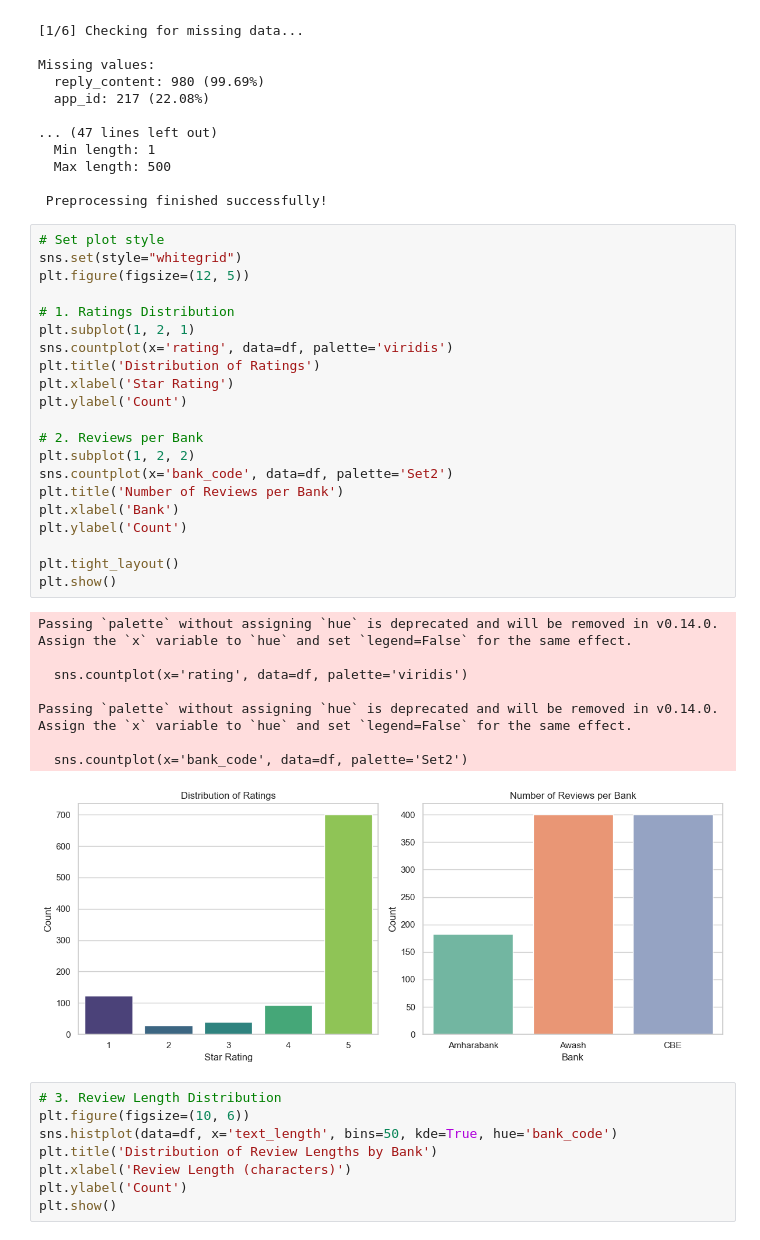
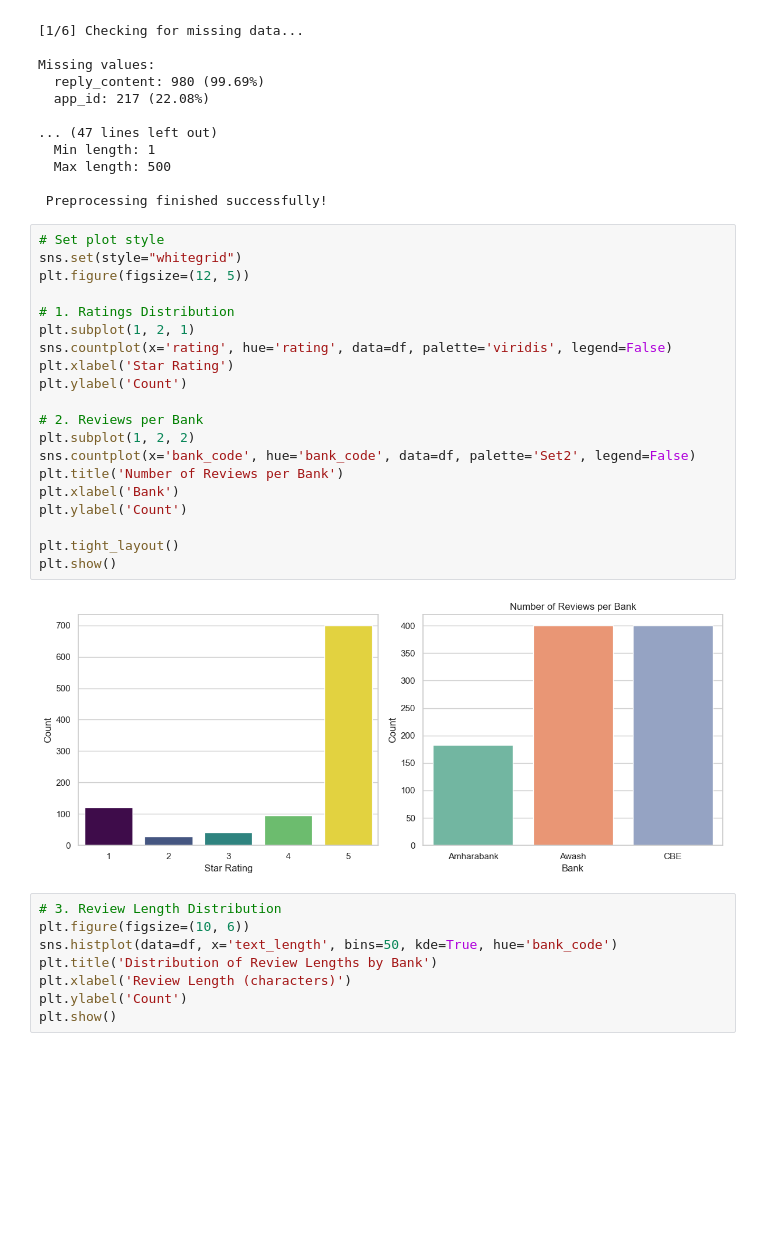
Before and after one commit to gashawbekele06/fintech-customer-experience-analytics, a Jupyter notebook: preprocessing_EDA.ipynb, the cells around one changed output. Cells and saved outputs as stored; diff of their text form; blank space fills up the shorter version.

```diff
--- a/preprocessing_EDA.ipynb
+++ b/preprocessing_EDA.ipynb
@@ -125,33 +125,25 @@ Missing values:
 # %%
 # Set plot style
 sns.set(style="whitegrid")
 plt.figure(figsize=(12, 5))
 
 # 1. Ratings Distribution
 plt.subplot(1, 2, 1)
-sns.countplot(x='rating', data=df, palette='viridis')
-plt.title('Distribution of Ratings')
+sns.countplot(x='rating', hue='rating', data=df, palette='viridis', legend=False)
 plt.xlabel('Star Rating')
 plt.ylabel('Count')
 
 # 2. Reviews per Bank
 plt.subplot(1, 2, 2)
-sns.countplot(x='bank_code', data=df, palette='Set2')
+sns.countplot(x='bank_code', hue='bank_code', data=df, palette='Set2', legend=False)
 plt.title('Number of Reviews per Bank')
 plt.xlabel('Bank')
 plt.ylabel('Count')
 
 plt.tight_layout()
 plt.show()
 # %% [output]
-Passing `palette` without assigning `hue` is deprecated and will be removed in v0.14.0. Assign the `x` variable to `hue` and set `legend=False` for the same effect.
-
-  sns.countplot(x='rating', data=df, palette='viridis')
-
-Passing `palette` without assigning `hue` is deprecated and will be removed in v0.14.0. Assign the `x` variable to `hue` and set `legend=False` for the same effect.
-
-  sns.countplot(x='bank_code', data=df, palette='Set2')
-[figure, old version]
+[figure, new version]
 # %%
 # 3. Review Length Distribution
 plt.figure(figsize=(10, 6))
```
Also changed, not shown: parts of 2 cells of this notebook.
